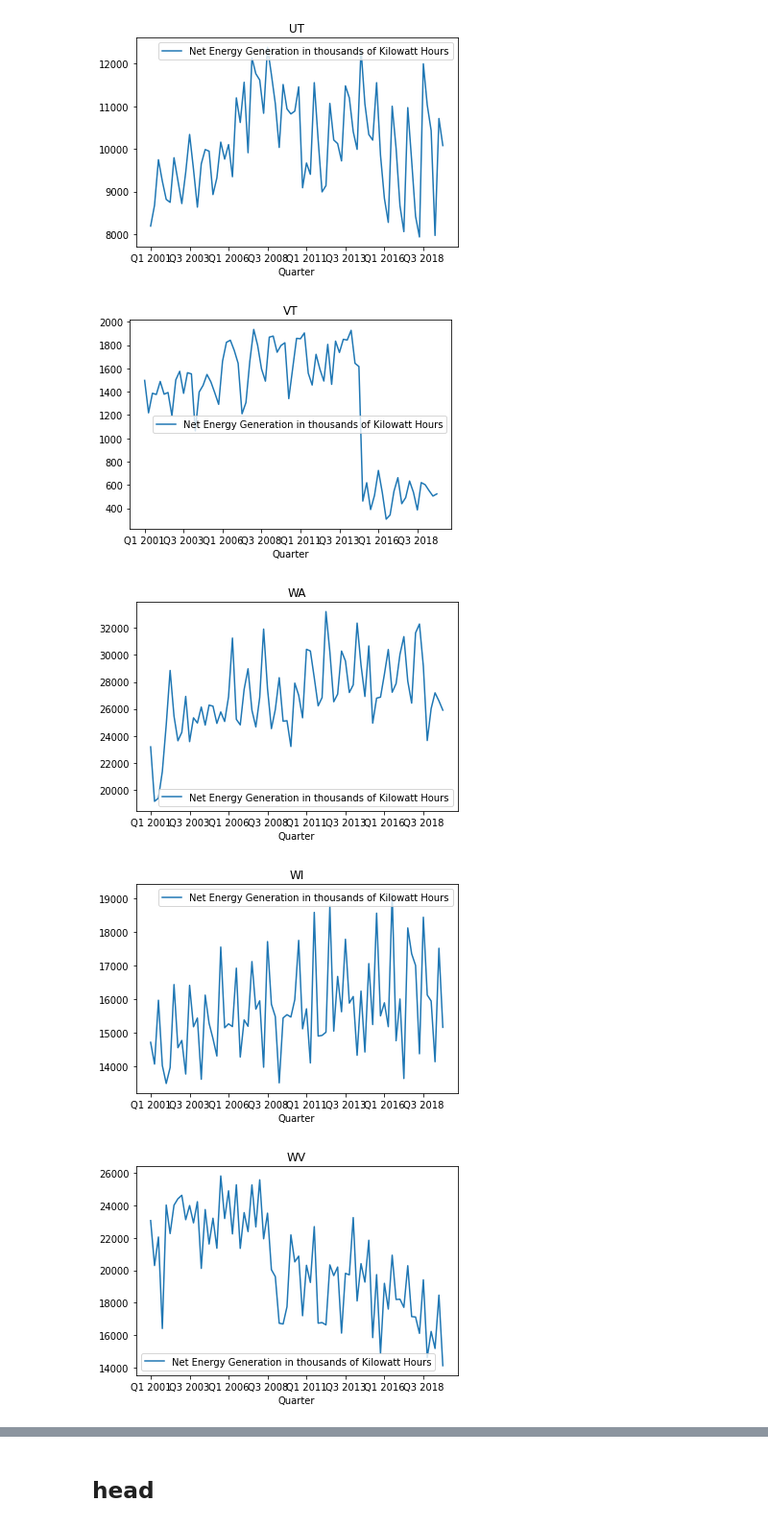
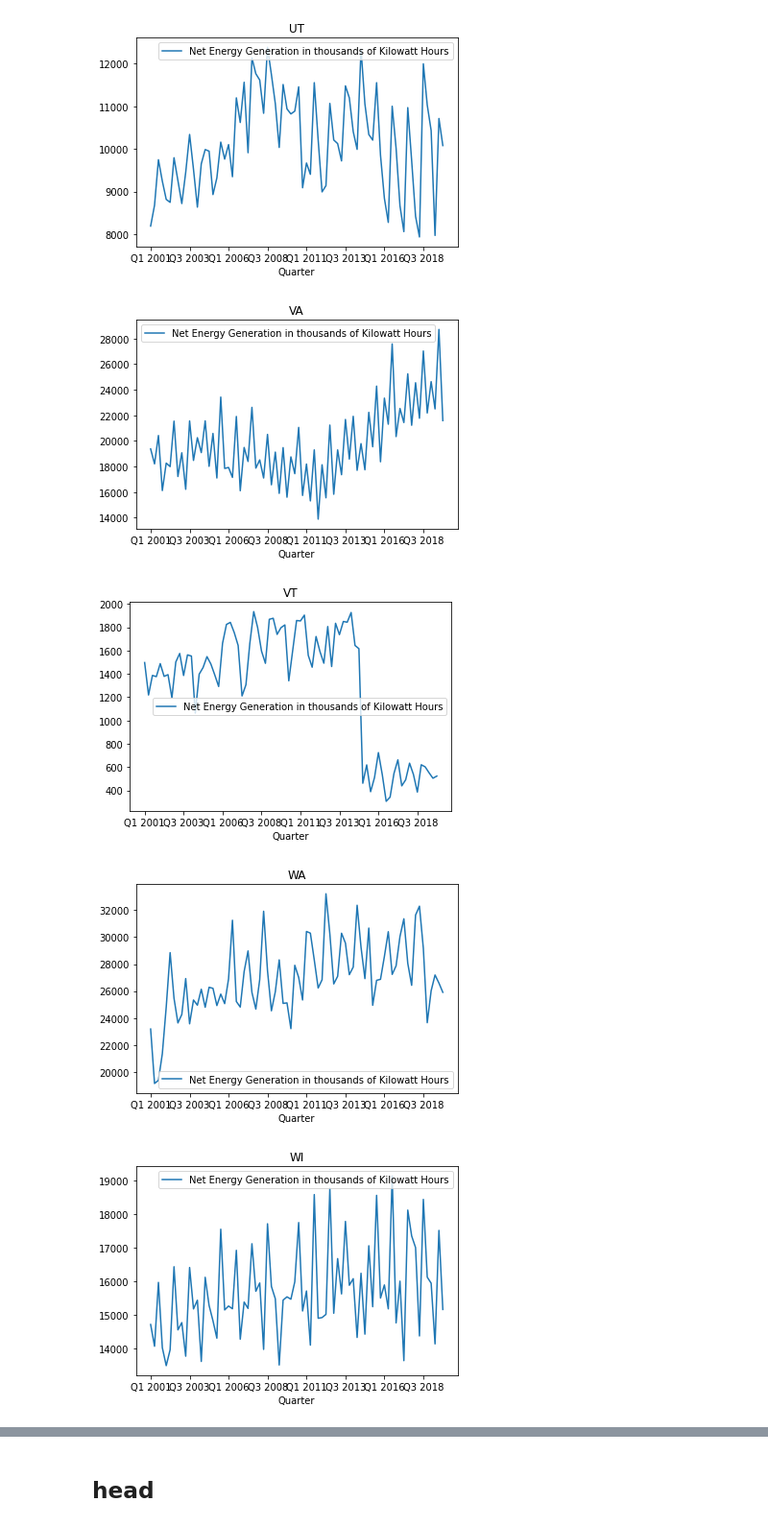
Before and after one commit to alexschwartzburg/Energy_Use_USA, a Jupyter notebook: Analysis_of_Net_Energy_Consumption_USA_source_EIA.ipynb, the cells around one changed output, grey strips where cells are left out. Shown at 96% size. Cells and saved outputs as stored; diff of their text form; code cells hidden in the pictures.

```diff
--- a/Analysis_of_Net_Energy_Consumption_USA_source_EIA.ipynb
+++ b/Analysis_of_Net_Energy_Consumption_USA_source_EIA.ipynb
@@ -286,6 +252,6 @@ for x in states_sorted[20:24]:
 [figure]
 [figure]
 # %%
-for x in states_sorted[25:29]:
+for x in states_sorted[24:28]:
 	plot_state(x, data)
 # %% [output]
@@ -296,4 +262,4 @@ for x in states_sorted[25:29]:
 # %%
-for x in states_sorted[30:34]:
+for x in states_sorted[28:32]:
 	plot_state(x, data)
 # %% [output]
@@ -304,4 +270,4 @@ for x in states_sorted[30:34]:
 # %%
-for x in states_sorted[35:39]:
+for x in states_sorted[32:36]:
 	plot_state(x, data)
 # %% [output]
@@ -311,0 +278,3 @@ for x in states_sorted[35:39]:
+# %%
+for x in states_sorted[36:40]:
+	plot_state(x, data)
@@ -318,10 +292,10 @@ for x in states_sorted[40:44]:
 [figure]
 [figure]
 # %%
-for x in states_sorted[45:49]:
+for x in states_sorted[44:48]:
 	plot_state(x, data)
 # %% [output]
-[figure, old version]
+[figure, new version]
-[figure, old version]
+[figure, new version]
-[figure, old version]
+[figure, new version]
-[figure, old version]
+[figure, new version]
```
Also changed, not shown: parts of 22 cells of this notebook.
